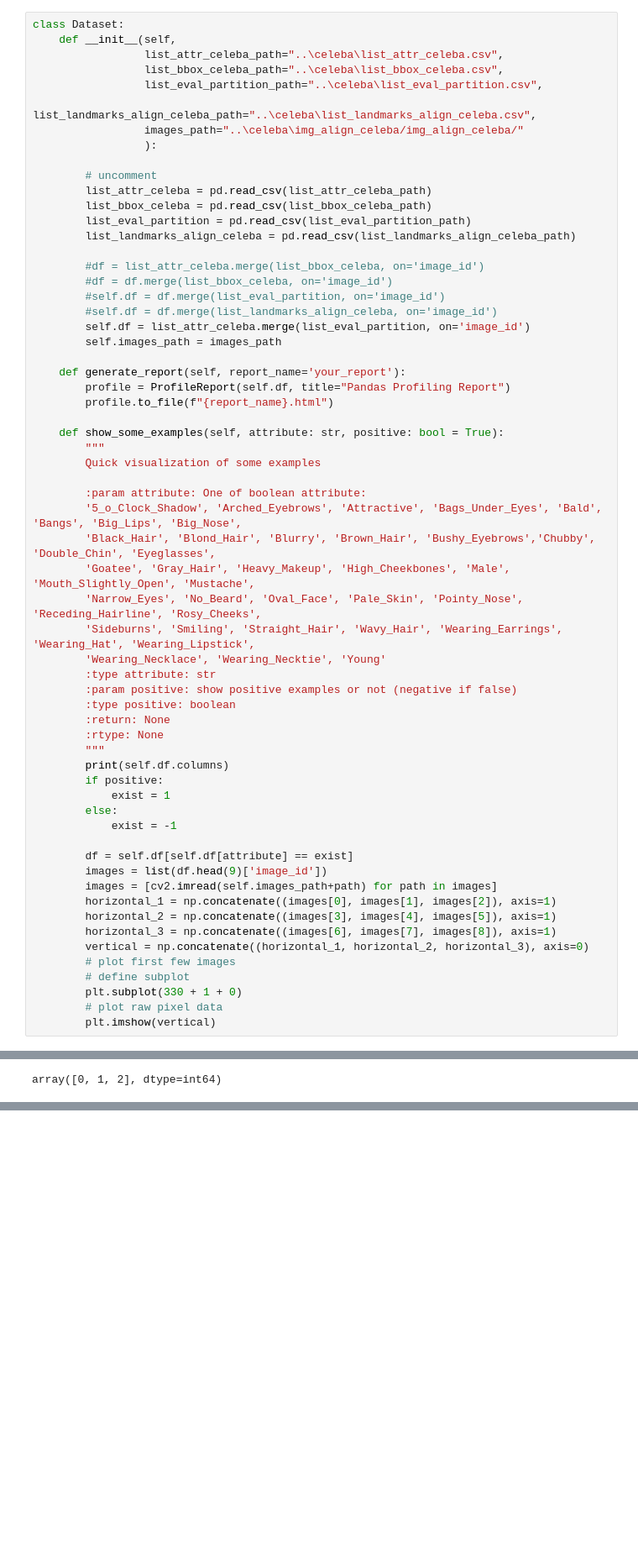
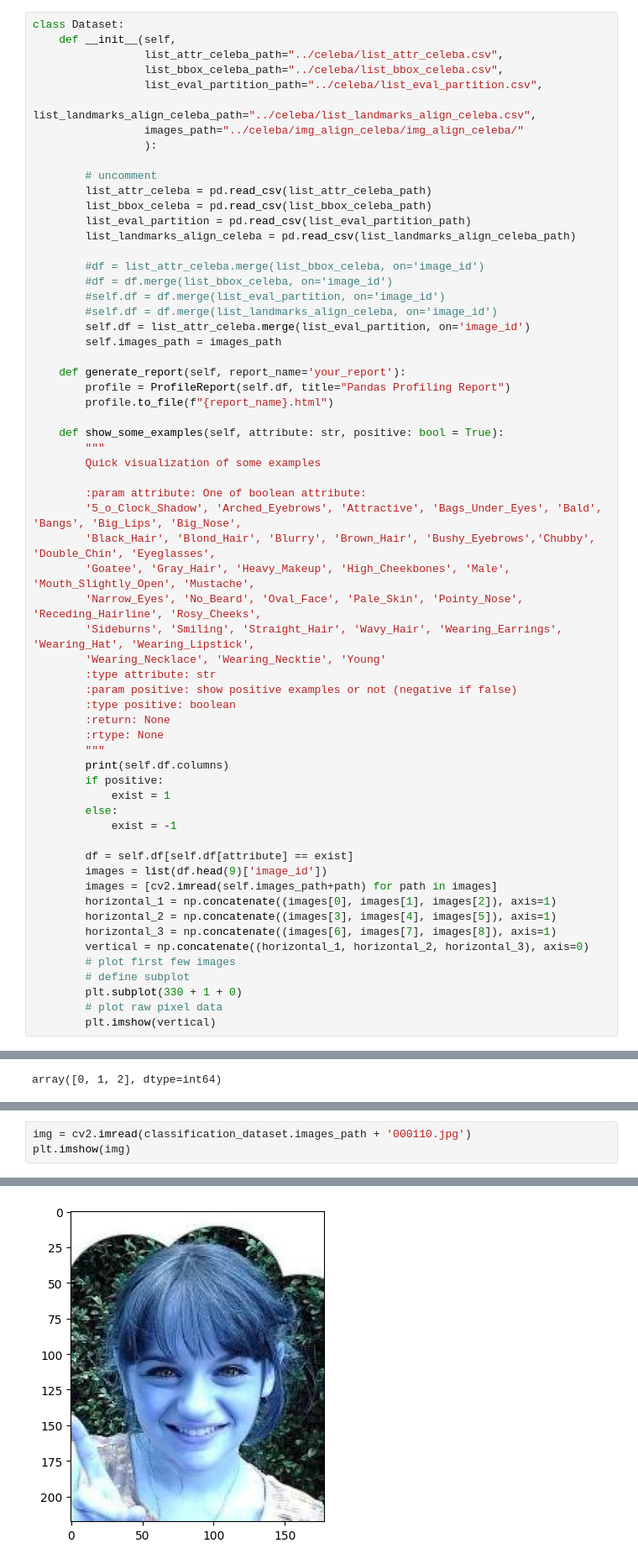
Before and after one commit to rousanka/cv-final-project, a Jupyter notebook: Computer_Vision_Project.ipynb, the cells around one changed output, grey strips where cells are left out. Shown: that part at 84% size. Cells and saved outputs as stored; diff of their text form; blank space fills up the shorter version.

```diff
--- a/Computer_Vision_Project.ipynb
+++ b/Computer_Vision_Project.ipynb
@@ -39,11 +43,11 @@ import imgaug.augmenters as iaa
 # %%
 class Dataset:
     def __init__(self,
-                 list_attr_celeba_path="..\celeba\list_attr_celeba.csv",
-                 list_bbox_celeba_path="..\celeba\list_bbox_celeba.csv",
-                 list_eval_partition_path="..\celeba\list_eval_partition.csv",
-                 list_landmarks_align_celeba_path="..\celeba\list_landmarks_align_celeba.csv",
-                 images_path="..\celeba\img_align_celeba/img_align_celeba/"
+                 list_attr_celeba_path="../celeba/list_attr_celeba.csv",
+                 list_bbox_celeba_path="../celeba/list_bbox_celeba.csv",
+                 list_eval_partition_path="../celeba/list_eval_partition.csv",
+                 list_landmarks_align_celeba_path="../celeba/list_landmarks_align_celeba.csv",
+                 images_path="../celeba/img_align_celeba/img_align_celeba/"
                  ):
 
         # uncomment
@@ -232,0 +290,4 @@ memory usage: 102.4+ MB
+# %%
+img = cv2.imread(classification_dataset.images_path + '000110.jpg')
+plt.imshow(img)
+# %% [output]
@@ -232,0 +295 @@ memory usage: 102.4+ MB
+[figure, added]
```
Also changed, not shown: parts of 15 cells of this notebook.
